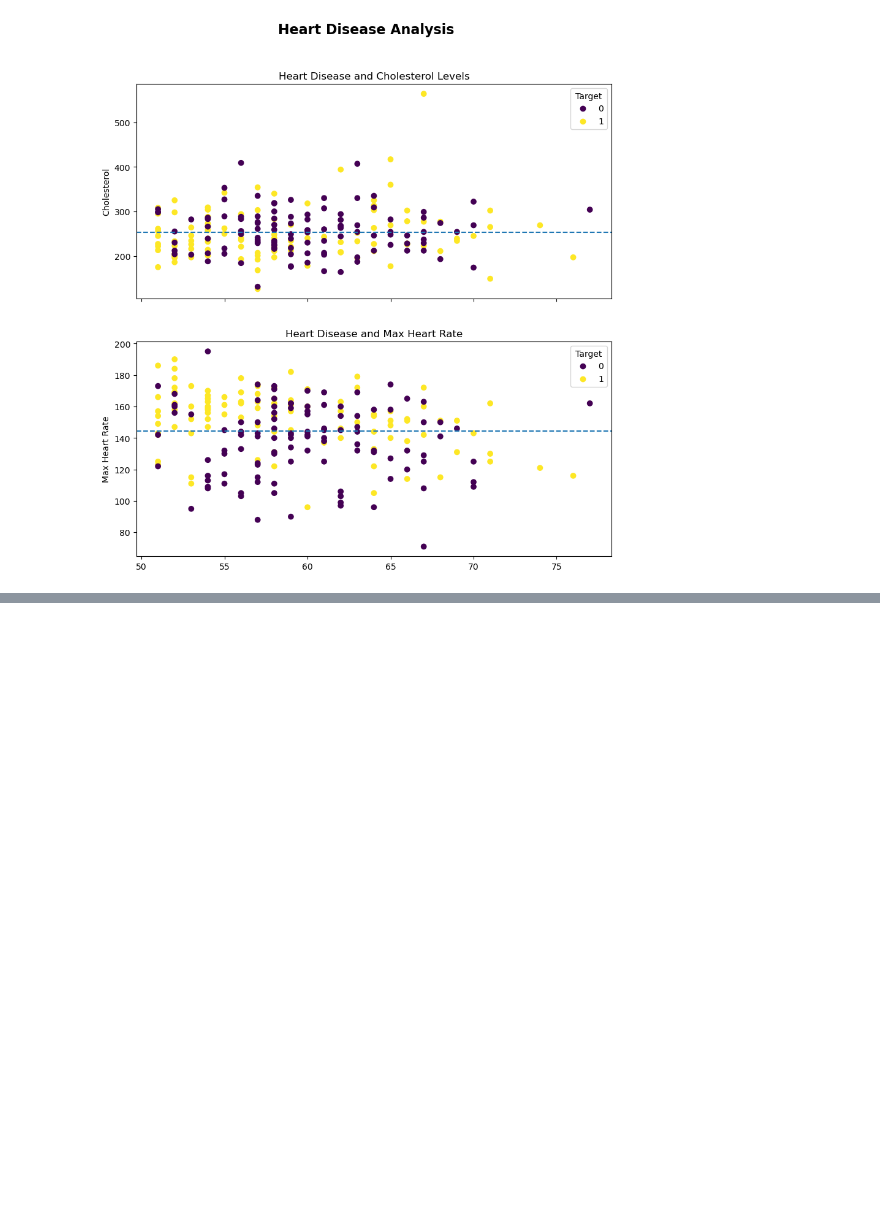
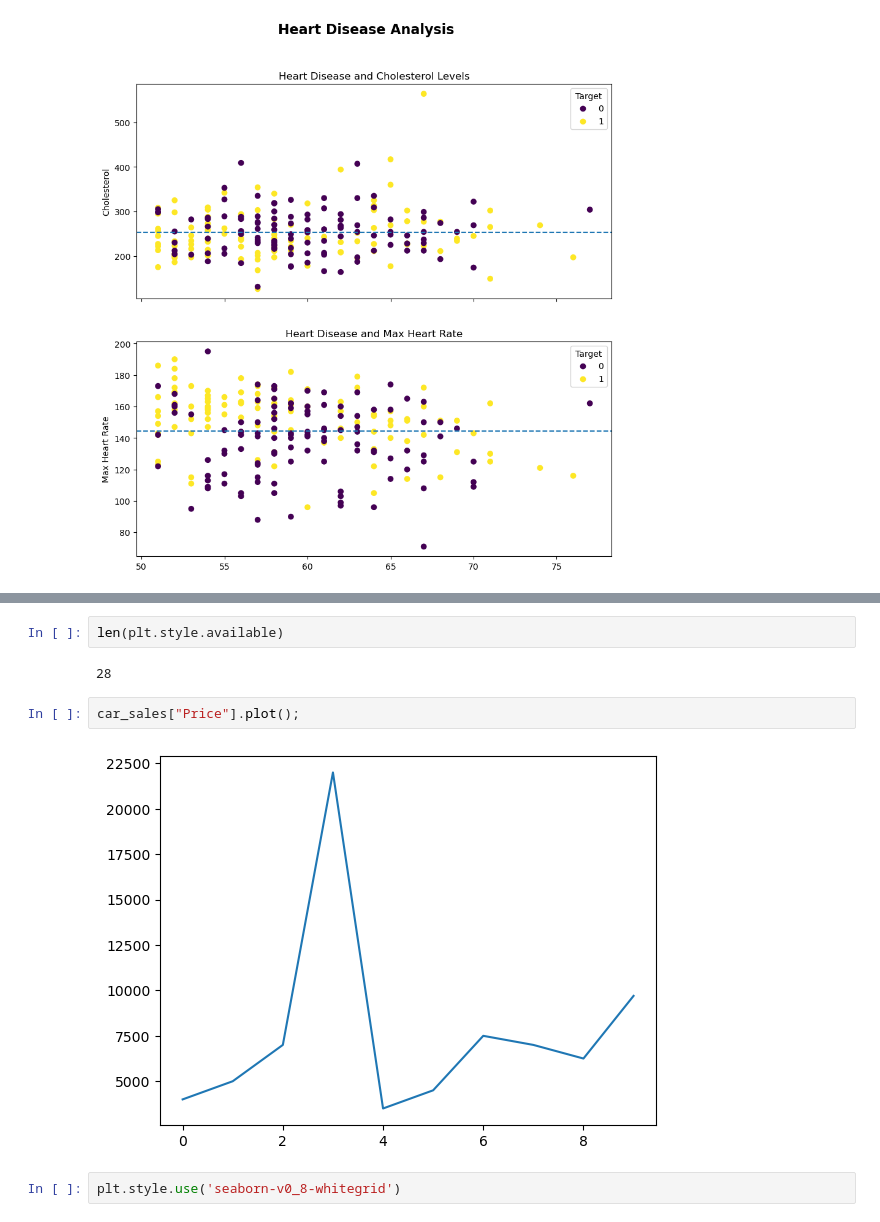
Before and after one commit to mythz-library/LRN-Data-Science, a Jupyter notebook: 03-matplotlib.ipynb, the cells around one changed output, grey strips where cells are left out. Cells and saved outputs as stored; diff of their text form; blank space fills up the shorter version.

Commit message:
Customized & saved plots

```diff
--- a/03-matplotlib.ipynb
+++ b/03-matplotlib.ipynb
@@ -707,0 +735,10 @@ fig.suptitle("Heart Disease Analysis", fontsize=16, fontweight="bold");
+# %%
+len(plt.style.available)
+# %% [output]
+28
+# %%
+car_sales["Price"].plot();
+# %% [output]
+[figure, added]
+# %%
+plt.style.use('seaborn-v0_8-whitegrid')
```
Also changed, not shown: parts of 22 cells of this notebook.
